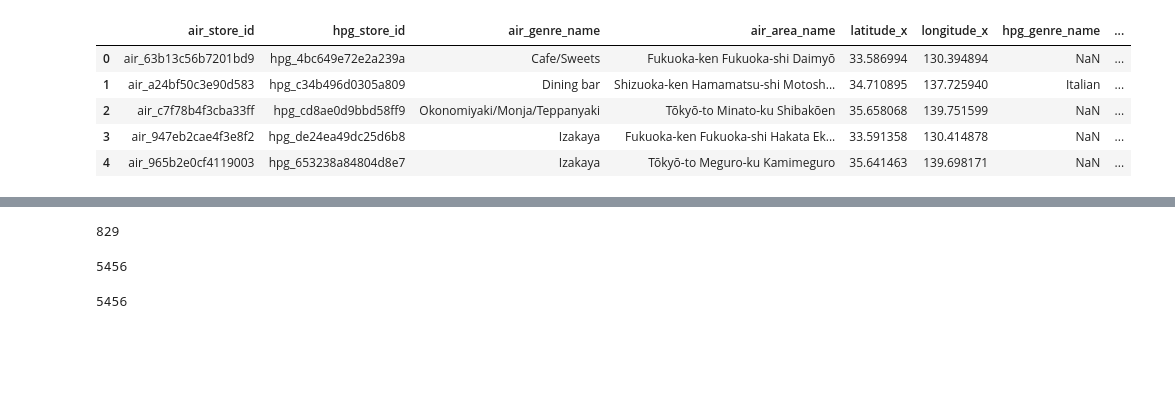
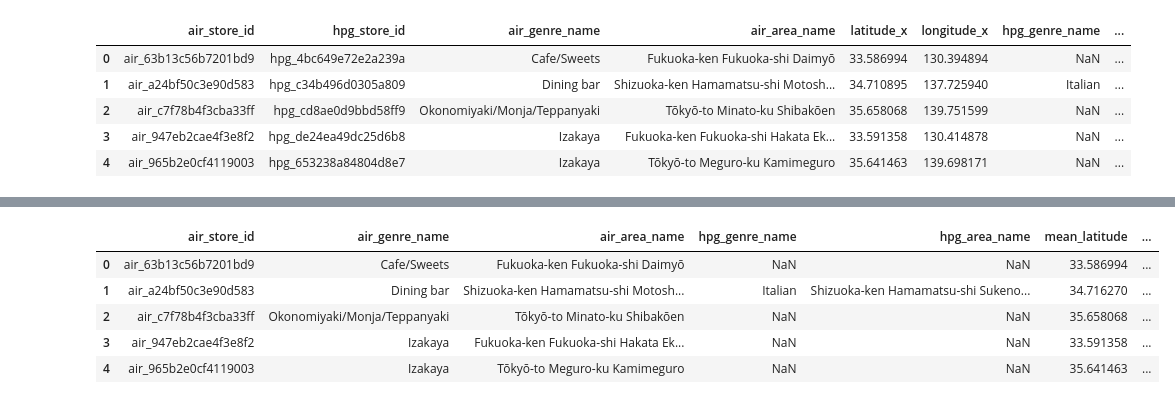
Before and after one commit to AlexShein/just_code, a Jupyter notebook: Kaggle/Restaurants/kernel.ipynb, the cells around one changed output, grey strips where cells are left out. Saved outputs shown, nothing was run; the diff lists cells and outputs as text; code cells hidden in the pictures; blank space fills up the shorter version.

```diff
--- a/Kaggle/Restaurants/kernel.ipynb
+++ b/Kaggle/Restaurants/kernel.ipynb
@@ -309,12 +302,9 @@ len(restaurants_df[restaurants_df['hpg_genre_name'].isna()==False])
-# %%
-len(restaurants_df[np.logical_and(restaurants_df['air_area_name_x'].isna()==False,restaurants_df['air_area_name_y'].isna()==False)])
-# %% [output]
-829
-# %%
-len(restaurants_df['air_area_name_x'].isna()==restaurants_df['air_area_name_y'].isna())
-# %% [output]
-5456
-# %%
-len(restaurants_df['air_area_name_x']==restaurants_df['hpg_area_name'])
-# %% [output]
-5456
+# %%
+restaurants_df.head()
+# %% [output]
+|  | air_store_id | air_genre_name | air_area_name | hpg_genre_name | hpg_area_name | mean_latitude | ... |
+| 0 | air_63b13c56b7201bd9 | Cafe/Sweets | Fukuoka-ken Fukuoka-shi Daimyō | NaN | NaN | 33.586994 | ... |
+| 1 | air_a24bf50c3e90d583 | Dining bar | Shizuoka-ken Hamamatsu-shi Motosh... | Italian | Shizuoka-ken Hamamatsu-shi Sukeno... | 34.716270 | ... |
+| 2 | air_c7f78b4f3cba33ff | Okonomiyaki/Monja/Teppanyaki | Tōkyō-to Minato-ku Shibakōen | NaN | NaN | 35.658068 | ... |
+| 3 | air_947eb2cae4f3e8f2 | Izakaya | Fukuoka-ken Fukuoka-shi Hakata Ek... | NaN | NaN | 33.591358 | ... |
+| 4 | air_965b2e0cf4119003 | Izakaya | Tōkyō-to Meguro-ku Kamimeguro | NaN | NaN | 35.641463 | ... |
```
Also changed, not shown: parts of 15 cells of this notebook.
